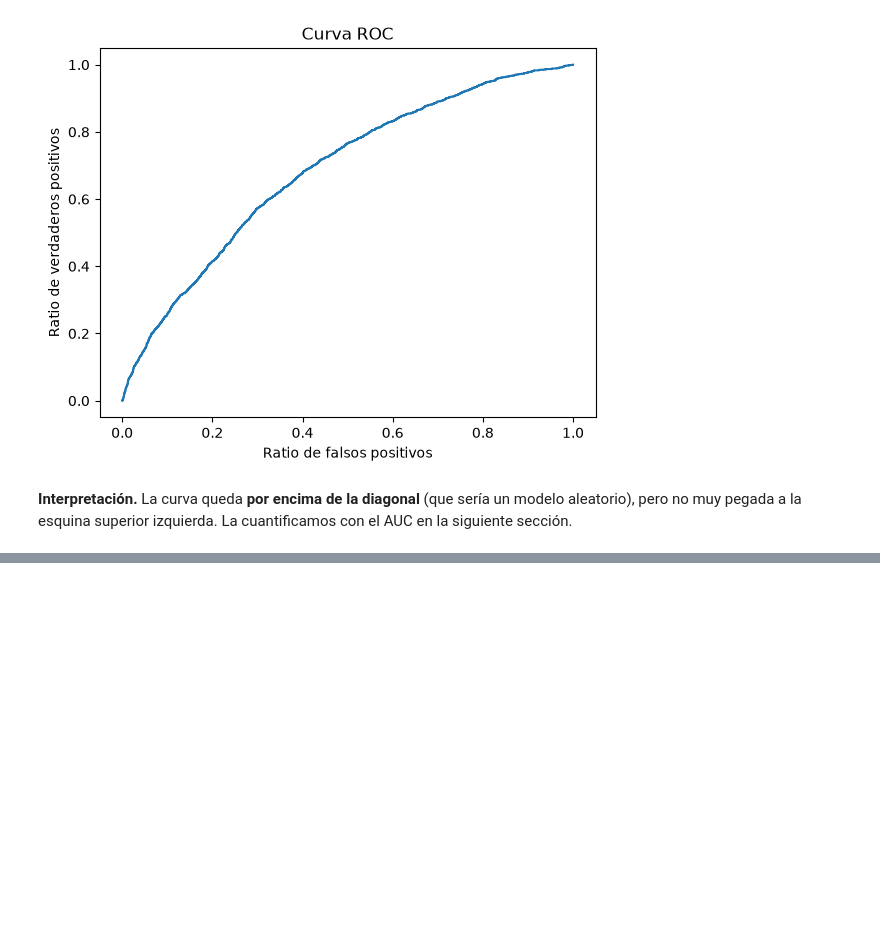
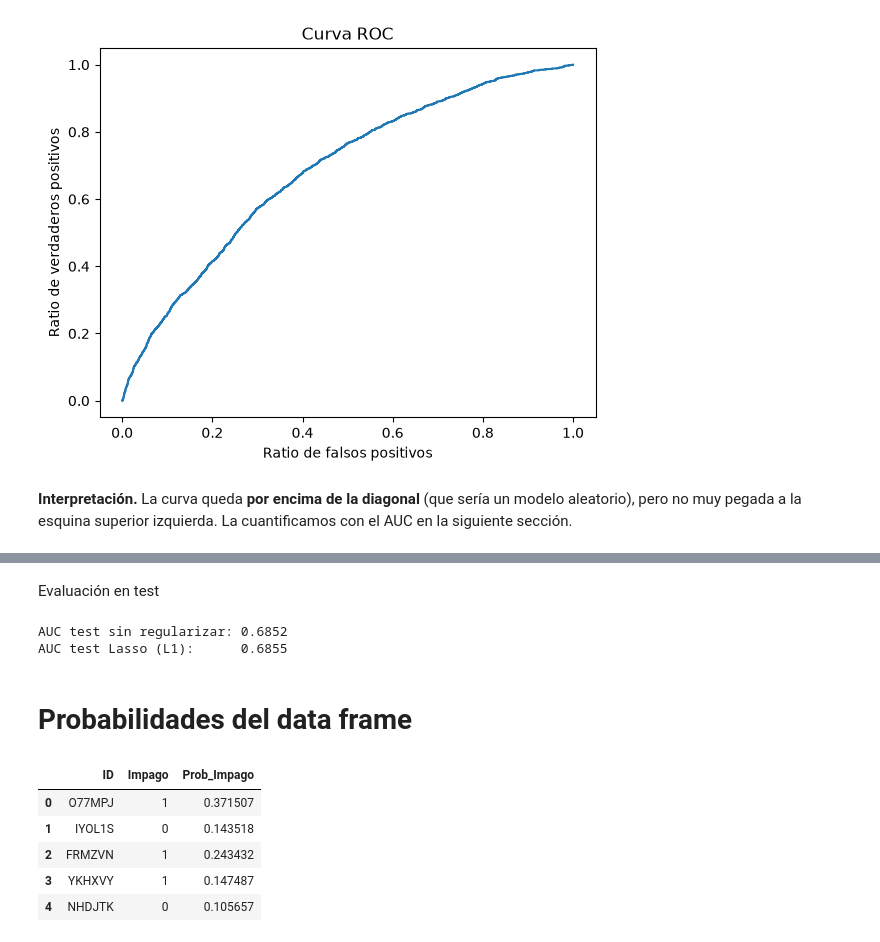
Before and after one commit to agarazelaiaviudez-wq/RETO_5_AMARILLO, a Jupyter notebook: regresion_logistica.ipynb, the cells around one changed output, grey strips where cells are left out. Saved outputs shown, nothing was run; the diff lists cells and outputs as text; code cells hidden in the pictures; blank space fills up the shorter version.

Commit message:
reglogisticaregularizadayprob_impago

```diff
--- a/regresion_logistica.ipynb
+++ b/regresion_logistica.ipynb
@@ -484,0 +562,35 @@ Text(0.5, 1.0, 'Curva ROC')
+# %% [markdown]
+Evaluación en test
+# %%
+proba_sin_reg = modelo_log_sklearn.predict_proba(X_test_reg)[:, 1]
+proba_lasso   = modelo_cv.predict_proba(X_test_reg)[:, 1]
+
+print("AUC test sin regularizar:", round(roc_auc_score(y_test, proba_sin_reg), 4))
+print("AUC test Lasso (L1):     ", round(roc_auc_score(y_test, proba_lasso), 4))
+# %% [output]
+AUC test sin regularizar: 0.6852
+AUC test Lasso (L1):      0.6855
+# %% [markdown]
+# Probabilidades del data frame
+# %%
+df = prestamos.copy()
+
+# 1. Mismas columnas que usó el modelo
+X_df = df.drop(columns=['Impago', 'Unnamed: 0', 'ID', 'Prima',
+                        'Estudios_Escolar', 'Tipo_Jornada_Laboral_Jornada completa',
+                        'Estado_Civil_Casado'])
+
+# 2. Escalar con el scaler ya ajustado (transform, NO fit_transform)
+X_df_scaled = pd.DataFrame(scaler.transform(X_df), columns=X_df.columns, index=df.index)
+
+# 3. Probabilidad de impago (columna 1 de predict_proba)
+df['Prob_Impago'] = modelo_cv.predict_proba(X_df_scaled)[:, 1]
+
+df[['ID', 'Impago', 'Prob_Impago']].head()
+# %% [output]
+|  | ID | Impago | Prob_Impago |
+| 0 | O77MPJ | 1 | 0.371507 |
+| 1 | IYOL1S | 0 | 0.143518 |
+| 2 | FRMZVN | 1 | 0.243432 |
+| 3 | YKHXVY | 1 | 0.147487 |
+| 4 | NHDJTK | 0 | 0.105657 |
```
Also changed, not shown: parts of 10 cells of this notebook.
